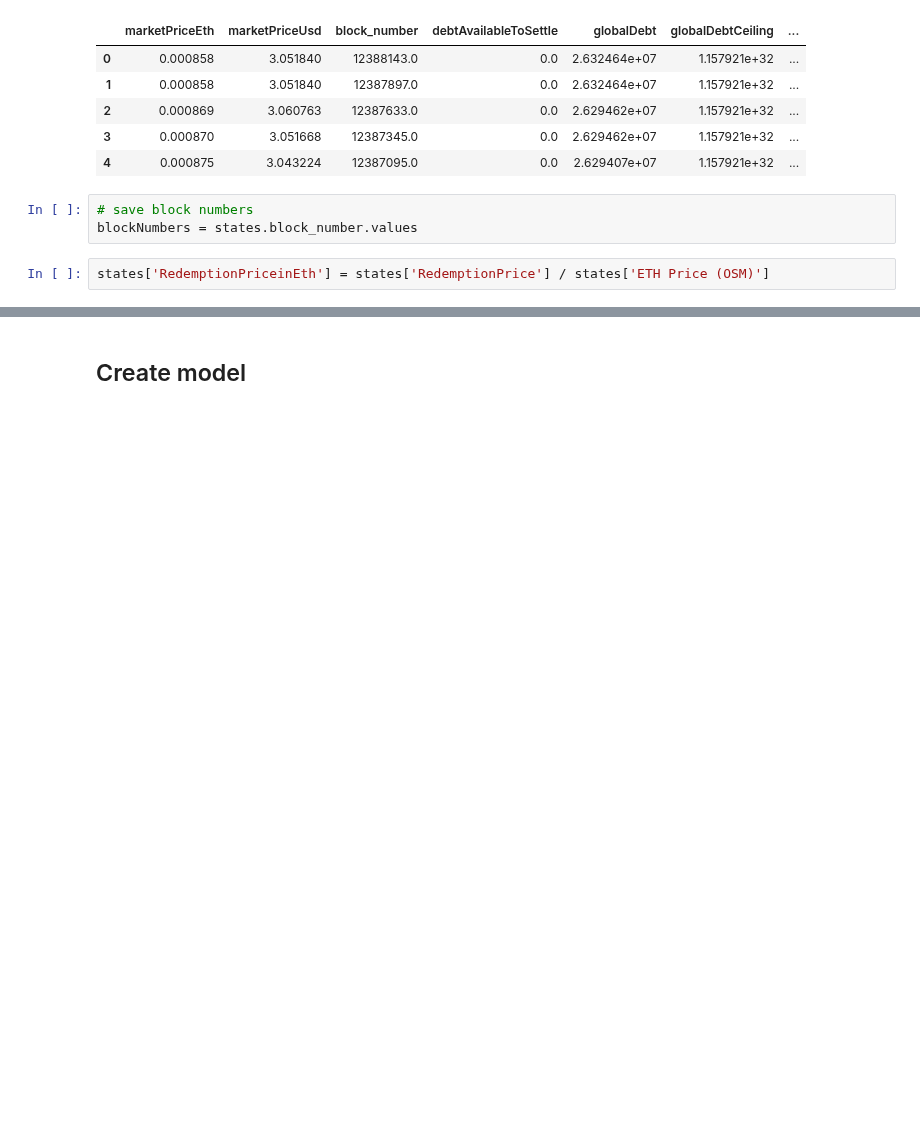
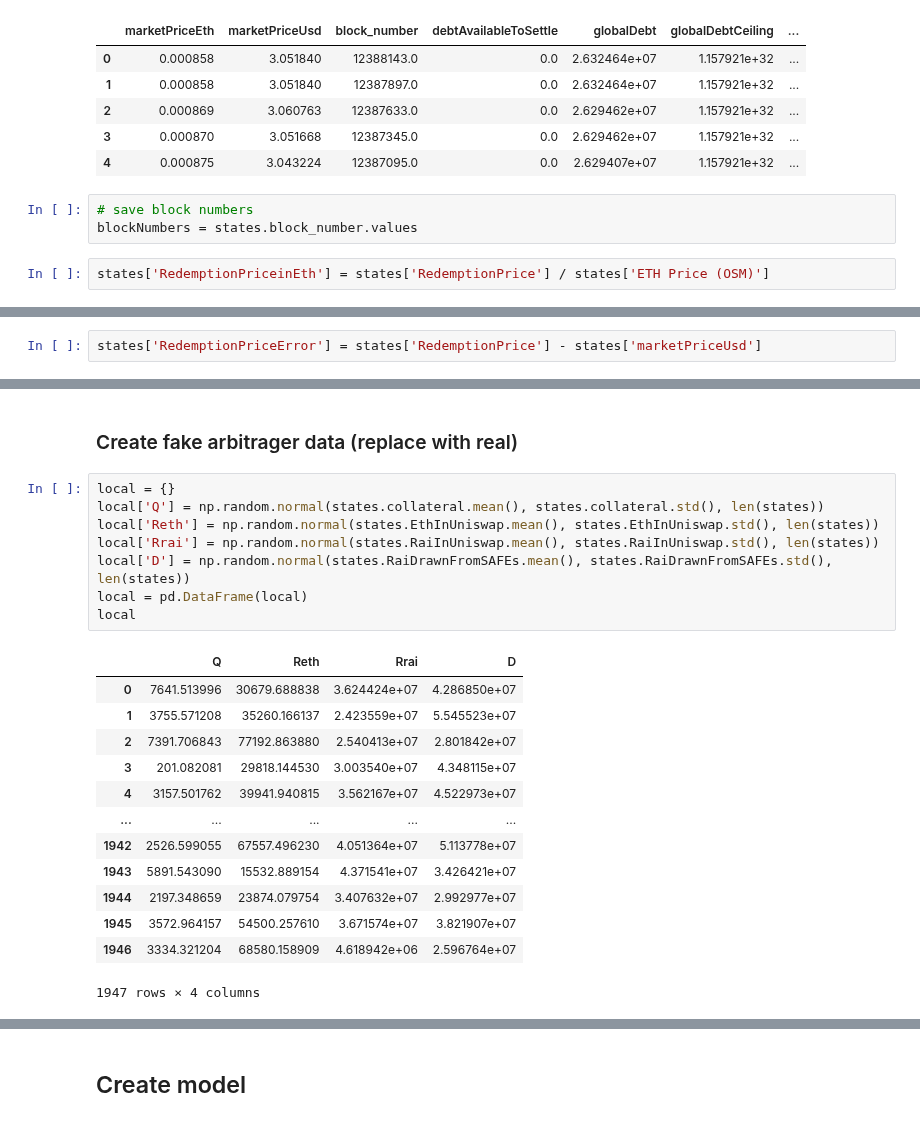
Before and after one commit to reflexer-labs/reflexer-digital-twin, a Jupyter notebook: data/Systems_Identification_Fitting.ipynb, the cells around one changed output, grey strips where cells are left out. Cells and saved outputs as stored; diff of their text form; blank space fills up the shorter version.

```diff
--- a/data/Systems_Identification_Fitting.ipynb
+++ b/data/Systems_Identification_Fitting.ipynb
@@ -79,0 +46,2 @@ Optimal Action Vector: $\vec{u^*} = (Q^*, R_{ETH}^*, \Delta R_{RAI}^*, \Delta D^
+# %%
+states['RedemptionPriceError'] = states['RedemptionPrice'] - states['marketPriceUsd']
@@ -79,0 +141,24 @@ Optimal Action Vector: $\vec{u^*} = (Q^*, R_{ETH}^*, \Delta R_{RAI}^*, \Delta D^
+# %% [markdown]
+### Create fake arbitrager data (replace with real)
+# %%
+local = {}
+local['Q'] = np.random.normal(states.collateral.mean(), states.collateral.std(), len(states))
+local['Reth'] = np.random.normal(states.EthInUniswap.mean(), states.EthInUniswap.std(), len(states))
+local['Rrai'] = np.random.normal(states.RaiInUniswap.mean(), states.RaiInUniswap.std(), len(states))
+local['D'] = np.random.normal(states.RaiDrawnFromSAFEs.mean(), states.RaiDrawnFromSAFEs.std(), len(states))
+local = pd.DataFrame(local)
+local
+# %% [output]
+|  | Q | Reth | Rrai | D |
+| 0 | 7641.513996 | 30679.688838 | 3.624424e+07 | 4.286850e+07 |
+| 1 | 3755.571208 | 35260.166137 | 2.423559e+07 | 5.545523e+07 |
+| 2 | 7391.706843 | 77192.863880 | 2.540413e+07 | 2.801842e+07 |
+| 3 | 201.082081 | 29818.144530 | 3.003540e+07 | 4.348115e+07 |
+| 4 | 3157.501762 | 39941.940815 | 3.562167e+07 | 4.522973e+07 |
+| ... | ... | ... | ... | ... |
+| 1942 | 2526.599055 | 67557.496230 | 4.051364e+07 | 5.113778e+07 |
+| 1943 | 5891.543090 | 15532.889154 | 4.371541e+07 | 3.426421e+07 |
+| 1944 | 2197.348659 | 23874.079754 | 3.407632e+07 | 2.992977e+07 |
+| 1945 | 3572.964157 | 54500.257610 | 3.671574e+07 | 3.821907e+07 |
+| 1946 | 3334.321204 | 68580.158909 | 4.618942e+06 | 2.596764e+07 |
+1947 rows × 4 columns
```
Also changed, not shown: parts of 53 cells of this notebook, 1 other file.
